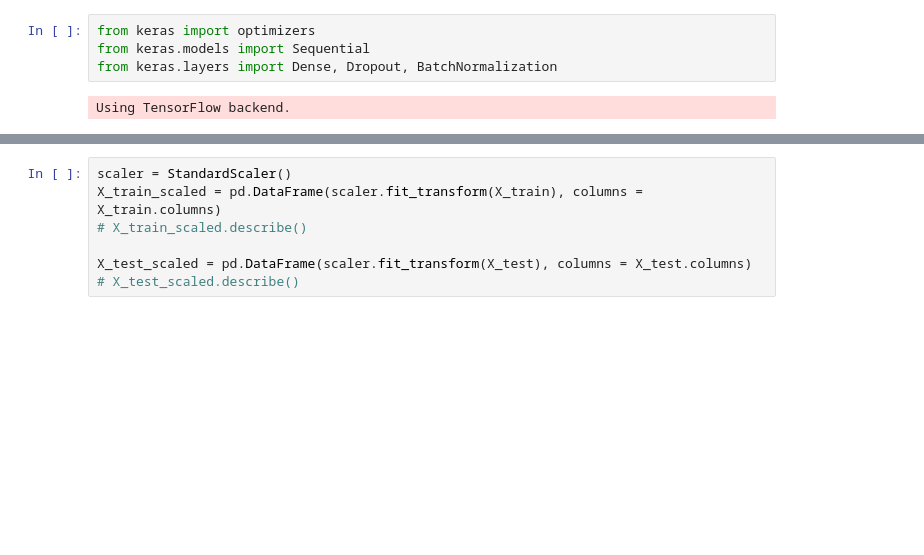
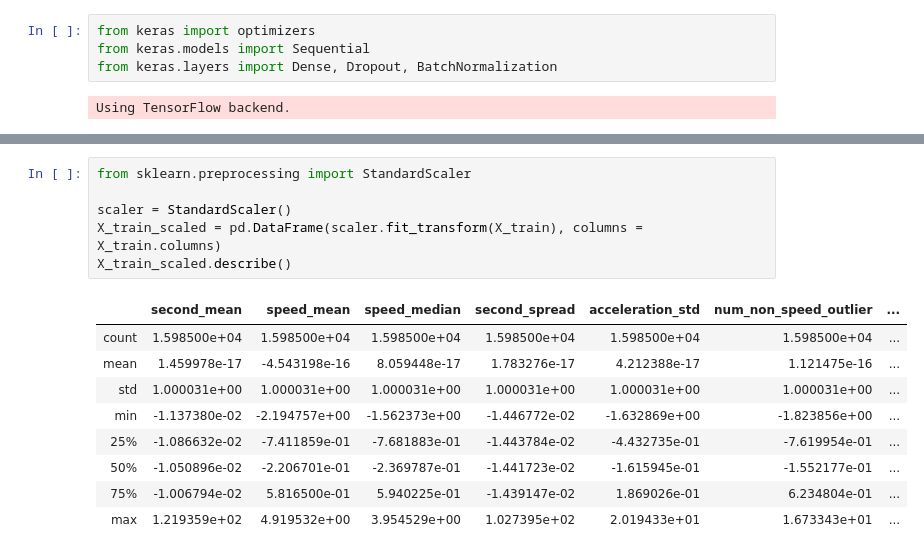
Before and after one commit to md-afif/AIforSEA_Safety, a Jupyter notebook: model_ANN.ipynb, the cells around one changed output, grey strips where cells are left out. Drawn from its saved outputs; the diff is of its cells as text; blank space fills up the shorter version.

```diff
--- a/model_ANN.ipynb
+++ b/model_ANN.ipynb
@@ -70,7 +95,16 @@ X_test, y_test = df_merge.drop('label', axis=1), df_merge['label']
 # %%
+from sklearn.preprocessing import StandardScaler
+
 scaler = StandardScaler()
 X_train_scaled = pd.DataFrame(scaler.fit_transform(X_train), columns = X_train.columns)
-# X_train_scaled.describe()
-
-X_test_scaled = pd.DataFrame(scaler.fit_transform(X_test), columns = X_test.columns)
-# X_test_scaled.describe()
+X_train_scaled.describe()
+# %% [output]
+|  | second_mean | speed_mean | speed_median | second_spread | acceleration_std | num_non_speed_outlier | ... |
+| count | 1.598500e+04 | 1.598500e+04 | 1.598500e+04 | 1.598500e+04 | 1.598500e+04 | 1.598500e+04 | ... |
+| mean | 1.459978e-17 | -4.543198e-16 | 8.059448e-17 | 1.783276e-17 | 4.212388e-17 | 1.121475e-16 | ... |
+| std | 1.000031e+00 | 1.000031e+00 | 1.000031e+00 | 1.000031e+00 | 1.000031e+00 | 1.000031e+00 | ... |
+| min | -1.137380e-02 | -2.194757e+00 | -1.562373e+00 | -1.446772e-02 | -1.632869e+00 | -1.823856e+00 | ... |
+| 25% | -1.086632e-02 | -7.411859e-01 | -7.681883e-01 | -1.443784e-02 | -4.432735e-01 | -7.619954e-01 | ... |
+| 50% | -1.050896e-02 | -2.206701e-01 | -2.369787e-01 | -1.441723e-02 | -1.615945e-01 | -1.552177e-01 | ... |
+| 75% | -1.006794e-02 | 5.816500e-01 | 5.940225e-01 | -1.439147e-02 | 1.869026e-01 | 6.234804e-01 | ... |
+| max | 1.219359e+02 | 4.919532e+00 | 3.954529e+00 | 1.027395e+02 | 2.019433e+01 | 1.673343e+01 | ... |
```
Also changed, not shown: parts of 13 cells of this notebook, 1 other file.
